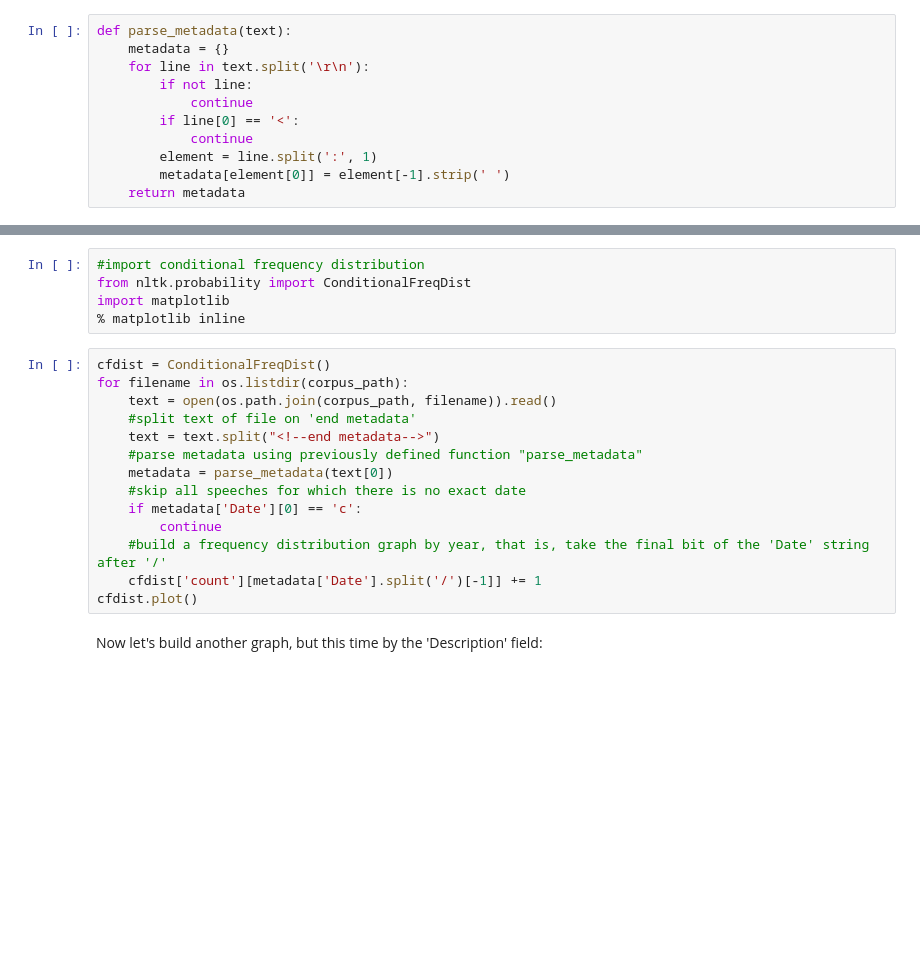
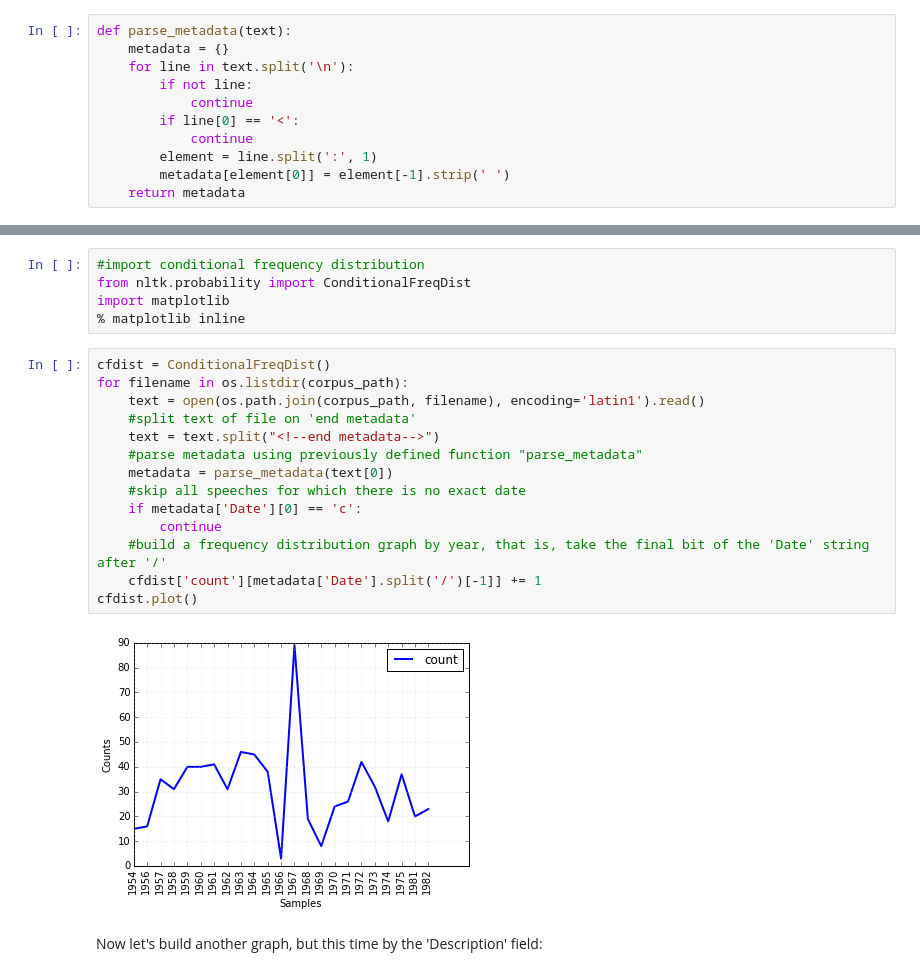
Before and after one commit to cobismith/NLTK-1, a Jupyter notebook: nltk-session-2-updated-Python3.ipynb, the cells around one changed output, grey strips where cells are left out. Saved outputs shown, nothing was run; the diff lists cells and outputs as text; blank space fills up the shorter version.

```diff
--- a/nltk-session-2-updated-Python3.ipynb
+++ b/nltk-session-2-updated-Python3.ipynb
@@ -271,7 +269,7 @@ UnicodeDecodeError: 'utf-8' codec can't decode byte 0x95 in position 1669: inval
 # %%
 def parse_metadata(text):
     metadata = {}
-    for line in text.split('\r\n'):
+    for line in text.split('\n'):
         if not line:
             continue
         if line[0] == '<':
@@ -294,17 +299,19 @@ import matplotlib
 # %%
 cfdist = ConditionalFreqDist()
 for filename in os.listdir(corpus_path):
-    text = open(os.path.join(corpus_path, filename)).read()
+    text = open(os.path.join(corpus_path, filename), encoding='latin1').read()
     #split text of file on 'end metadata'
     text = text.split("<!--end metadata-->")
     #parse metadata using previously defined function "parse_metadata"
     metadata = parse_metadata(text[0])
     #skip all speeches for which there is no exact date
     if metadata['Date'][0] == 'c':
         continue
     #build a frequency distribution graph by year, that is, take the final bit of the 'Date' string after '/'
     cfdist['count'][metadata['Date'].split('/')[-1]] += 1
 cfdist.plot()
+# %% [output]
+[figure, added]
 # %% [markdown]
 Now let's build another graph, but this time by the 'Description' field:
 # %%
```
Also changed, not shown: parts of 15 cells of this notebook.
